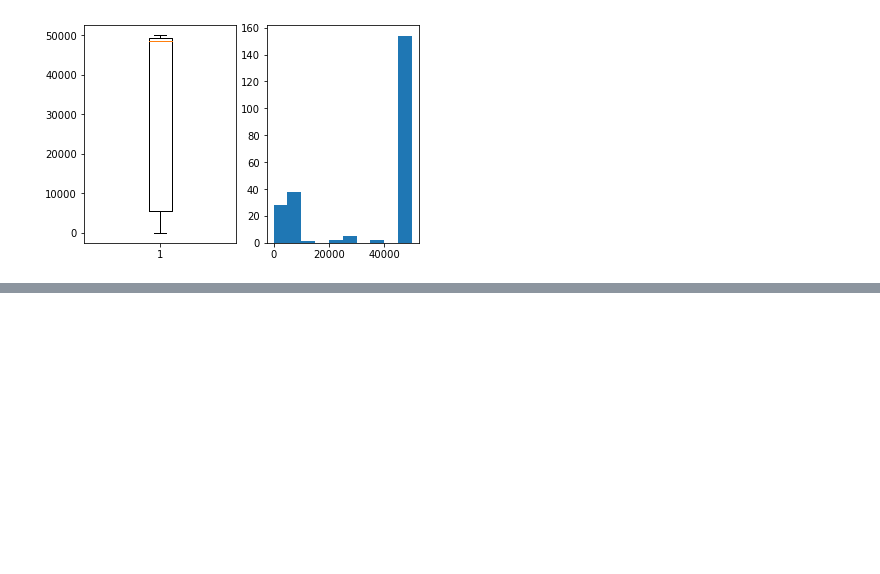
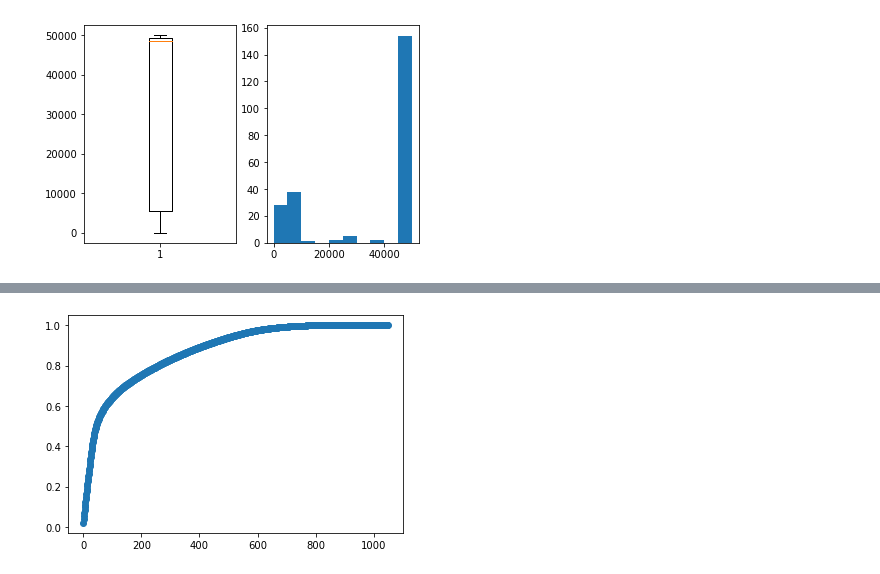
Before and after one commit to daianeklein/cursos-bootcamps, a Jupyter notebook: Udemy/Churn-Clientes/Churn-Clientes.ipynb, the cells around one changed output, grey strips where cells are left out. Cells and saved outputs as stored; diff of their text form; code cells hidden in the pictures; blank space fills up the shorter version.

```diff
--- a/Udemy/Churn-Clientes/Churn-Clientes.ipynb
+++ b/Udemy/Churn-Clientes/Churn-Clientes.ipynb
@@ -217,0 +306,4 @@ print(median)
+# %%
+# concatenando as duas variaveis (numericas e categoricas)
+features = features[list(num_vars) + list(cat_vars)]
+features
@@ -217,0 +330,4 @@ print(median)
+# %%
+# variaveis dummies (transformando as variaveis categoricas)
+features_c = pd.get_dummies(features)
+features_c.shape
@@ -217,0 +347,29 @@ print(median)
+# %%
+# Criando uma funcao para calcular a importancia de cada variavel
+def etc_importances(features, outcome):
+    model = ExtraTreesClassifier(n_estimators=200, criterion='entropy', verbose=0)
+    model.fit(features, np.array(outcome).ravel())
+
+    importances = model.feature_importances_
+    variables = np.array(features.columns)
+    indices = np.argsort(importances)[::-1]
+    importances = importances[indices]
+    variables =variables[indices]
+
+    return variables, importances
+
+variables, importances = etc_importances(features_c, outcome)
+# %%
+#Verificando a qt. ideal de atributos
+def sum_and_plot_importances(variables, importances):
+    sum_importances = pd.DataFrame()
+    for i in range(importances.size):
+        sum_importance = importances[:(i+1)].sum()
+        this_variable = pd.Series([variables[i], sum_importance])
+        sum_importances = sum_importances.append(this_variable, ignore_index= True)
+    plt.scatter(sum_importances.index, sum_importances.iloc[:,1])
+    return sum_importances
+# %%
+sum_importances = sum_and_plot_importances(variables, importances)
+# %% [output]
+[figure, added]
```
Also changed, not shown: parts of 13 cells of this notebook.
